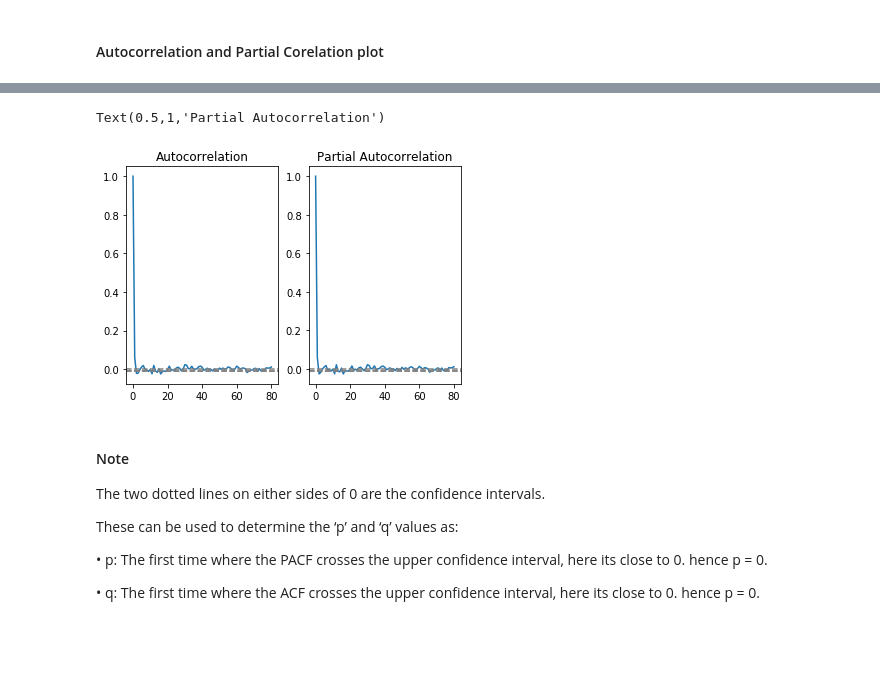
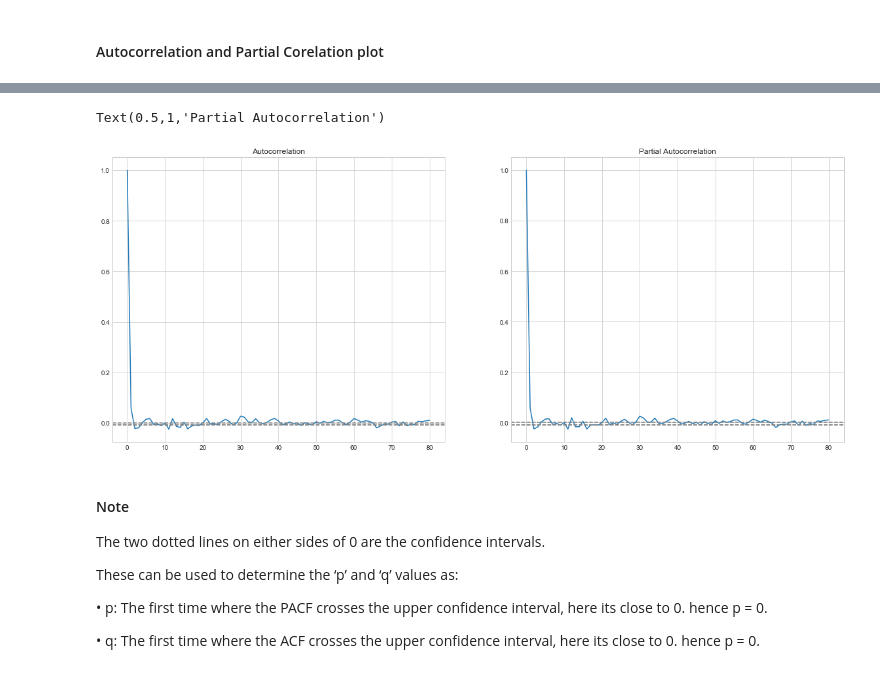
Before and after one commit to plaban1981/Project-5-Stock-Price-Predictions, a Jupyter notebook: Project-5-data-stock-price-forecast-using - time -series-ARIMA.ipynb, the cells around one changed output, grey strips where cells are left out. Cells and saved outputs as stored; diff of their text form; code cells hidden in the pictures; blank space fills up the shorter version.

```diff
--- a/Project-5-data-stock-price-forecast-using - time -series-ARIMA.ipynb
+++ b/Project-5-data-stock-price-forecast-using - time -series-ARIMA.ipynb
@@ -585,0 +550,3 @@ strong evidence against the null hypothesis, reject the null hypothesis. Data ha
+# %%
+df_ADP.set_index('Month',inplace=True)
+df_ADP.head()
@@ -585,0 +586,3 @@ strong evidence against the null hypothesis, reject the null hypothesis. Data ha
+# %%
+df_ADP = df_ADP.copy()
+df_ADP['First_Difference'] = df_ADP['NASDAQ.ADP'] - df_ADP['NASDAQ.ADP'].shift(1)
@@ -585,0 +599,2 @@ strong evidence against the null hypothesis, reject the null hypothesis. Data ha
+# %%
+df_ADP.dropna(inplace=True)
@@ -650,23 +674,27 @@ strong evidence against the null hypothesis, reject the null hypothesis. Data ha
+# %%
+lag_acf = acf(df_ADP['First_Difference'],nlags=80)
+lag_pacf = pacf(df_ADP['First_Difference'],nlags=80,method='ols')
 # %%
+plt.figure(figsize=(20,8))
 plt.subplot(121)
 plt.plot(lag_acf)
 plt.axhline(y=0,linestyle='--',color='gray')
-plt.axhline(y=-1.96/np.sqrt(len(ts_log_diff)),linestyle='--',color='gray')
-plt.axhline(y=-1.96/np.sqrt(len(ts_log_diff)),linestyle='--',color='gray')
+plt.axhline(y=-1.96/np.sqrt(len(df_ADP['First_Difference'])),linestyle='--',color='gray')
+plt.axhline(y=-1.96/np.sqrt(len(df_ADP['First_Difference'])),linestyle='--',color='gray')
 
 plt.title('Autocorrelation')
 
 plt.subplot(122)
-#plt.figure(figsize=(11,8))
+
 plt.plot(lag_pacf)
 plt.axhline(y=0,linestyle='--',color='gray')
-plt.axhline(y=-1.96/np.sqrt(len(ts_log_diff)),linestyle='--',color='gray')
-plt.axhline(y=-1.96/np.sqrt(len(ts_log_diff)),linestyle='--',color='gray')
+plt.axhline(y=-1.96/np.sqrt(len(df_ADP['First_Difference'])),linestyle='--',color='gray')
+plt.axhline(y=-1.96/np.sqrt(len(df_ADP['First_Difference'])),linestyle='--',color='gray')
 
 plt.title('Partial Autocorrelation')
 # %% [output]
 Text(0.5,1,'Partial Autocorrelation')
-[figure, old version]
+[figure, new version]
 # %% [markdown]
 #### Note
 The two dotted lines on either sides of 0 are the confidence intervals.
```
Also changed, not shown: parts of 168 cells of this notebook.
